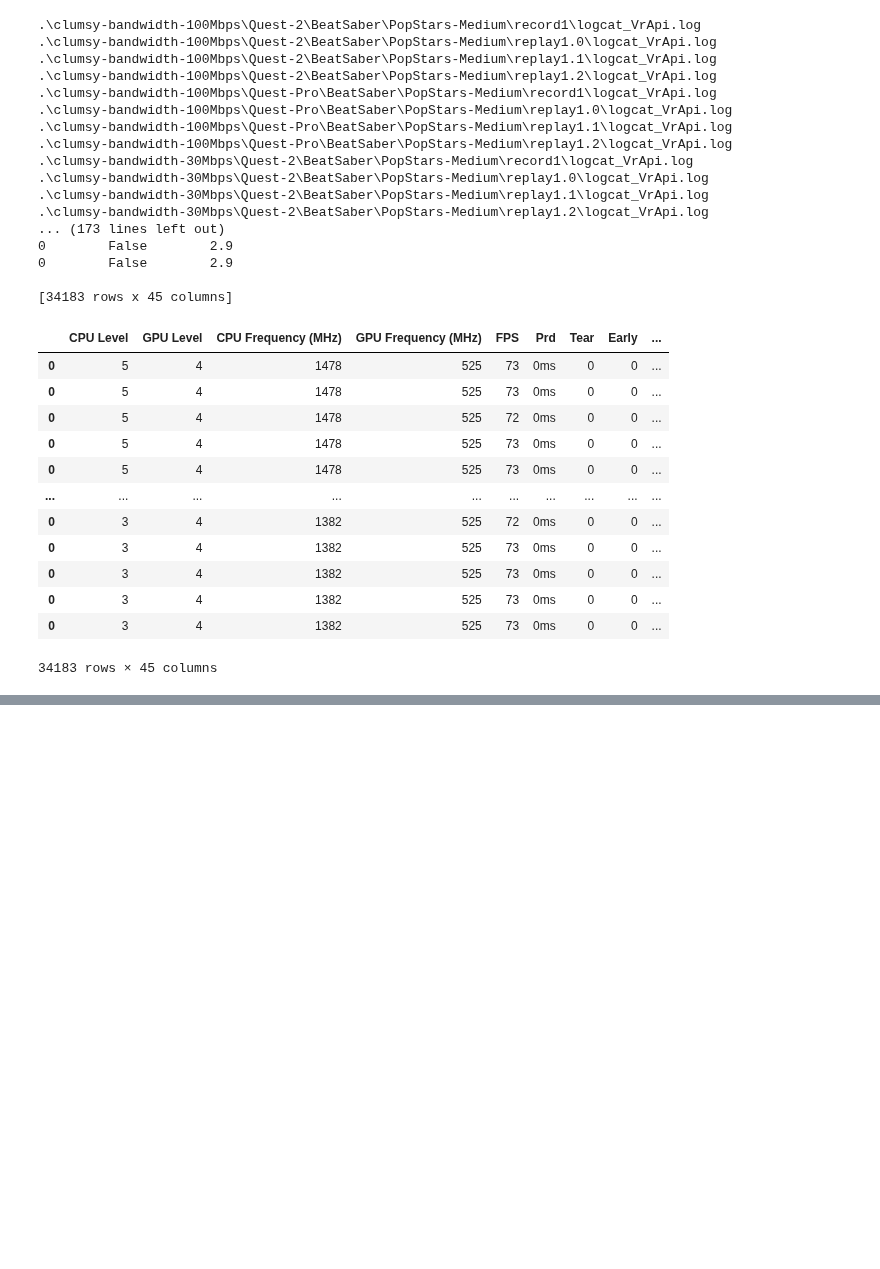
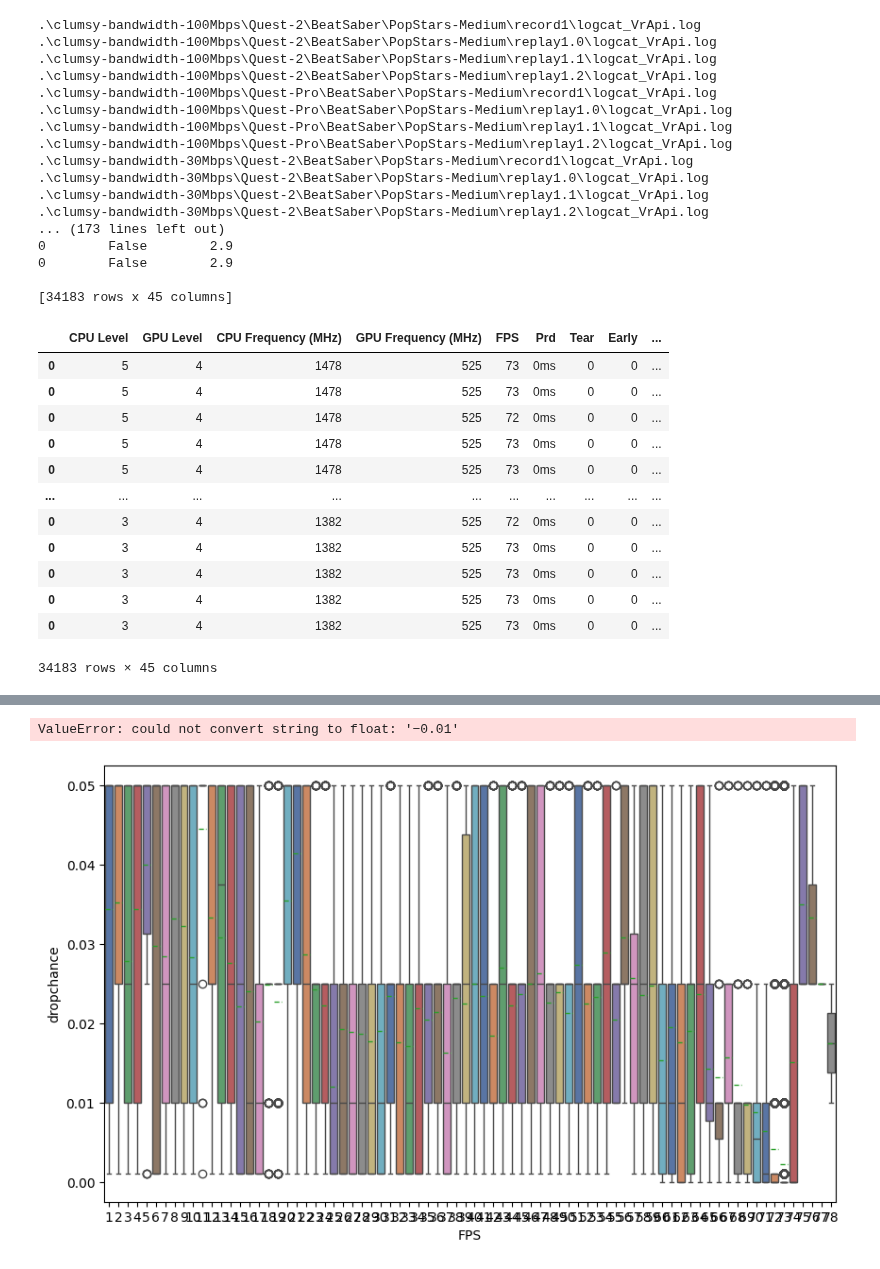
Before and after one commit to Raiduy/librnr-experiments, a Jupyter notebook: new-systemmetrics.ipynb, the cells around one changed output, grey strips where cells are left out. Cells and saved outputs as stored; diff of their text form; code cells hidden in the pictures; blank space fills up the shorter version.

```diff
--- a/new-systemmetrics.ipynb
+++ b/new-systemmetrics.ipynb
@@ -161,0 +159,30 @@ plt.show()
+# %%
+
+# FPS against dropchance
+fig, ax = plt.subplots(figsize=(10, 6))
+ax = sns.boxplot(data=df[(df.altered_dropchance == True)], x='FPS', y='dropchance', showmeans=True, meanline=True, palette="deep")
+
+labels = [float(item.get_text()) for item in ax.get_yticklabels()]
+labels = [str(x*100) for x in labels]
+labels[0] = '0'
+ax.set_yticklabels(labels)
+
+ax.set_ylabel('Drop Chance [%]')
+ax.set_xlim(0, 80)
+plt.show()
+
+
+# sns.boxplot(data=df[(df.altered_bandwidth == True)], x='bandwidth', y='CPU Level', showmeans=True, meanline=True, palette="deep")
+# plt.show()
+
+# sns.boxplot(data=df[(df.altered_dropchance == True)], x='dropchance', y='CPU Level', showmeans=True, meanline=True, palette="deep")
+# plt.show()
+
+# sns.boxplot(data=df[(df.altered_bandwidth == True)], x='bandwidth', y='CPU Frequency (MHz)', showmeans=True, meanline=True, palette="deep")
+# plt.show()
+
+# sns.boxplot(data=df[(df.altered_dropchance == True)], x='dropchance', y='CPU Frequency (MHz)', showmeans=True, meanline=True, palette="deep")
+# plt.show()
+# %% [output]
+ValueError: could not convert string to float: '−0.01'
+[figure, added]
```
Also changed, not shown: parts of 3 cells of this notebook.
